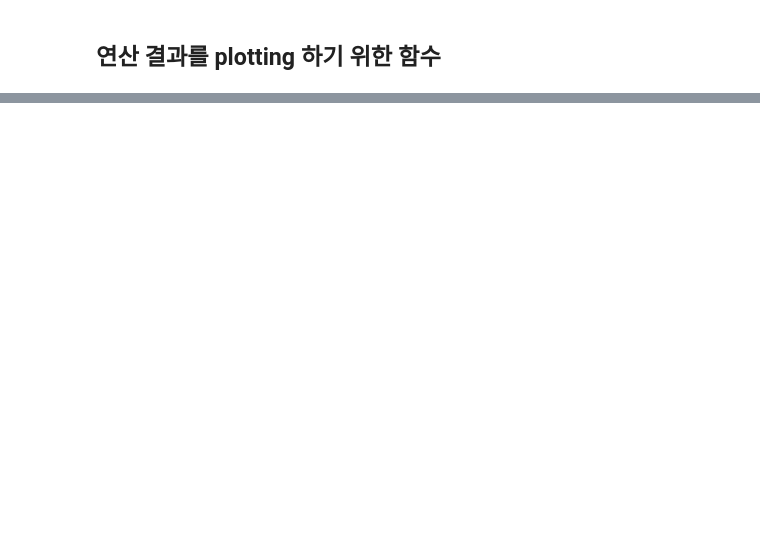
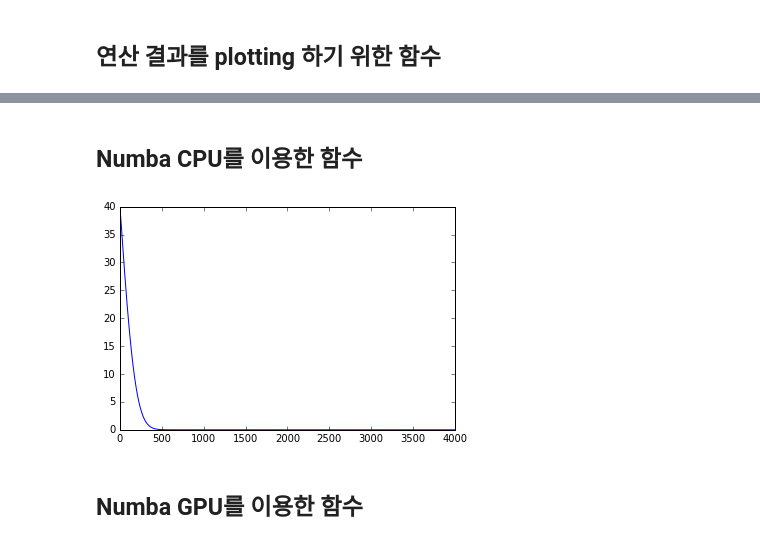
Before and after one commit to JinFree/PDE-for-CFD-in-Python, a Jupyter notebook: Parabolic.ipynb, the cells around one changed output, grey strips where cells are left out. Cells and saved outputs as stored; diff of their text form; code cells hidden in the pictures; blank space fills up the shorter version.

```diff
--- a/Parabolic.ipynb
+++ b/Parabolic.ipynb
@@ -127,0 +126,33 @@ plt.plot(U_numpy_cpu)
+# %% [markdown]
+## Numba CPU를 이용한 함수
+# %%
+import numba
+
+@numba.stencil
+def _FTCS_Numba(U, diffusion):
+    return diffusion * (U[-1] + U[1]) + (1.0 - 2.0 * diffusion) * U[0]
+
+@numba.njit
+def FTCS_Numba(U, Unew, diffusion):
+    Unew = _FTCS_Numba(U, diffusion)
+    return Unew
+
+def Explicit_Solver_numba_cpu(U, Unew, diffusion, iteration, time):
+    for i in range(iteration + 1):
+        Unew = FTCS_Numba(U, Unew, diffusion)
+        U[0] = Unew[0] = u0
+        U = np.copy(Unew)
+        time += dt
+    return U
+
+def Parabolic_Numba_CPU(U, Unew, diffusion, iteration, time):
+    U, Unew = initial_condition(U, Unew)
+    U, Unew = boundary_condition(U, Unew)
+    U = Explicit_Solver_numba_cpu(U, Unew, diffusion, iteration, time)
+    return U
+U_numba_cpu = Parabolic_Numba_CPU(U, Unew, d, iteration, time)
+plot(U_numba_cpu)
+# %% [output]
+[figure, added]
+# %% [markdown]
+## Numba GPU를 이용한 함수
```
Also changed, not shown: parts of 11 cells of this notebook.
